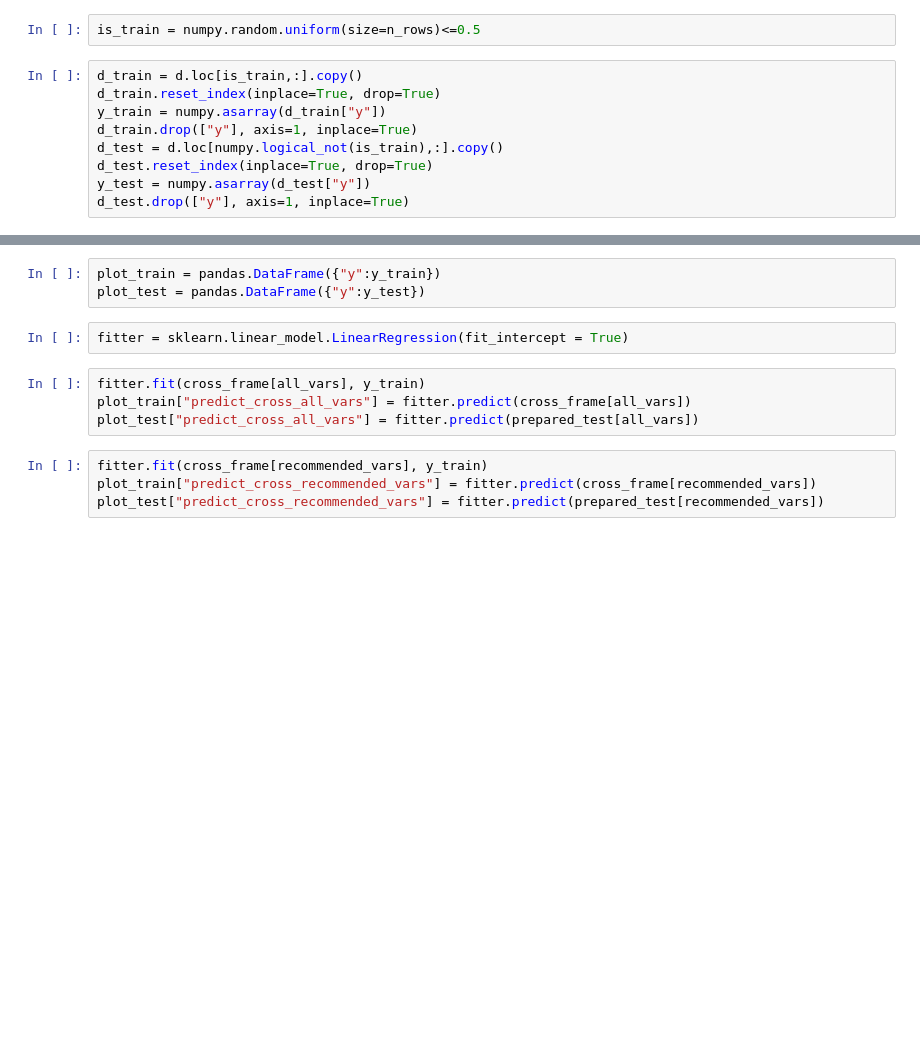
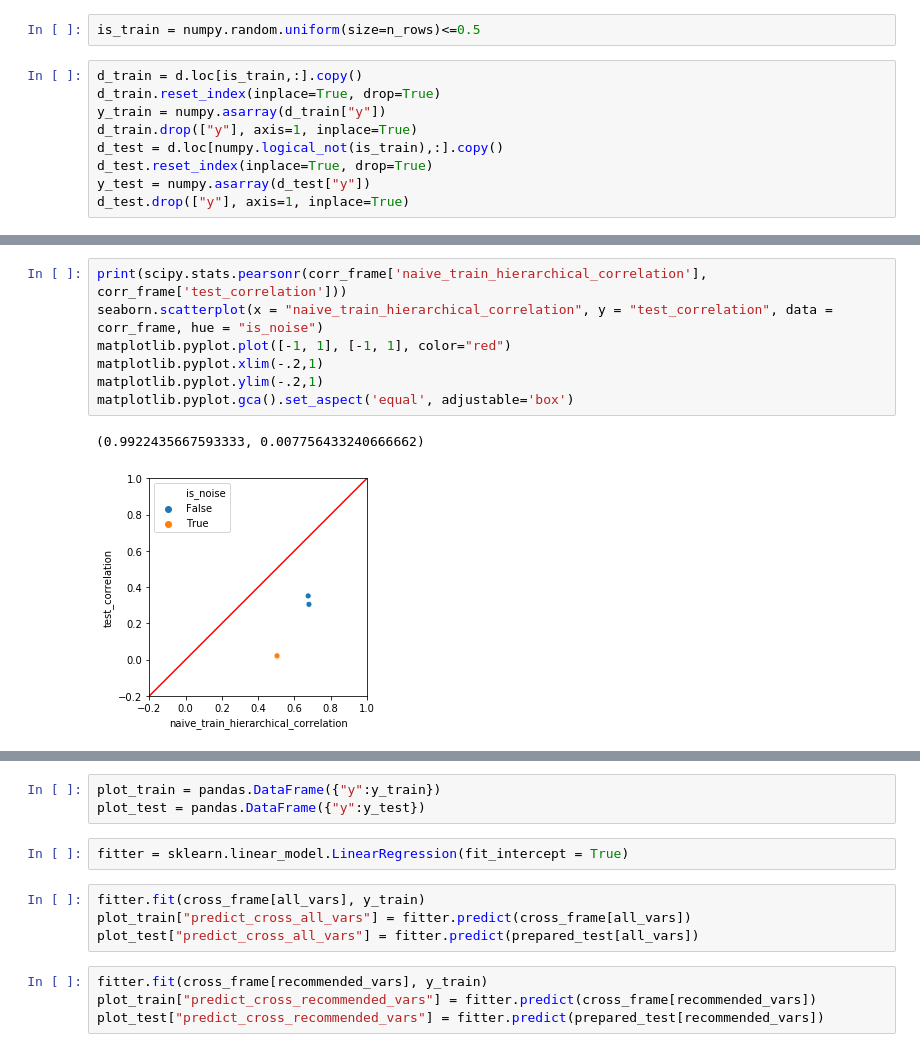
Before and after one commit to WinVector/pyvtreat, a Jupyter notebook: Examples/NoiseColumns/NoiseColumns.ipynb, the cells around one changed output, grey strips where cells are left out. Drawn from its saved outputs; the diff is of its cells as text; blank space fills up the shorter version.

```diff
--- a/Examples/NoiseColumns/NoiseColumns.ipynb
+++ b/Examples/NoiseColumns/NoiseColumns.ipynb
@@ -125 +131,11 @@ matplotlib.pyplot.gca().set_aspect('equal', adjustable='box')
+# %%
+print(scipy.stats.pearsonr(corr_frame['naive_train_hierarchical_correlation'], corr_frame['test_correlation']))
+seaborn.scatterplot(x = "naive_train_hierarchical_correlation", y = "test_correlation", data = corr_frame, hue = "is_noise")
+matplotlib.pyplot.plot([-1, 1], [-1, 1], color="red")
+matplotlib.pyplot.xlim(-.2,1)
+matplotlib.pyplot.ylim(-.2,1)
+matplotlib.pyplot.gca().set_aspect('equal', adjustable='box')
+# %% [output]
+(0.9922435667593333, 0.007756433240666662)
+[figure, added]
 # %%
```
Also changed, not shown: parts of 29 cells of this notebook.
